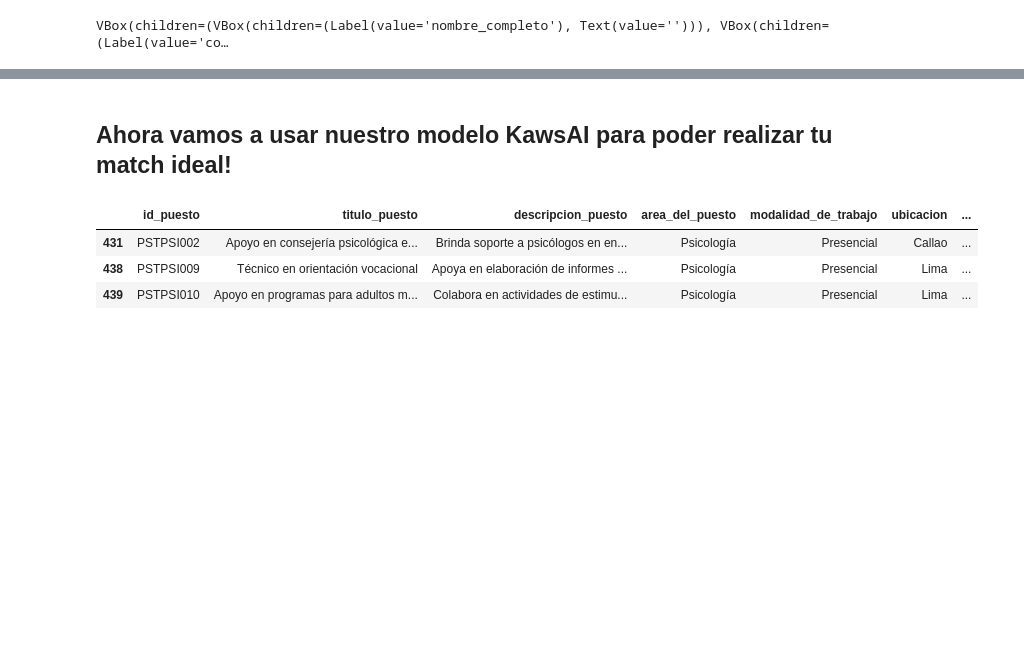
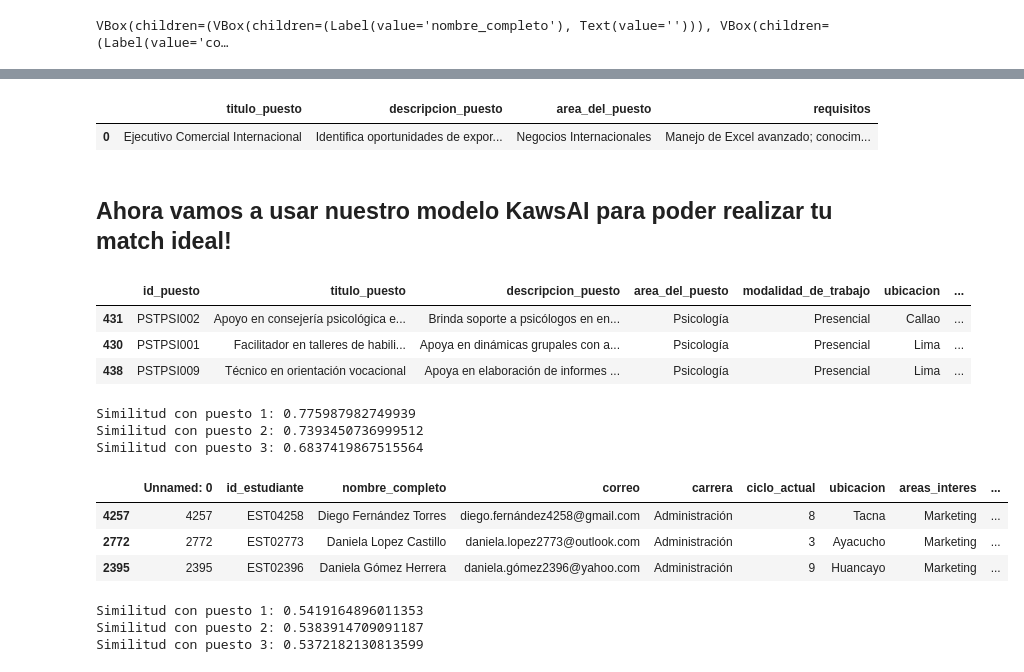
Before and after one commit to DiegoMucha/chambeaya-ai-core, a Jupyter notebook: KawsAI-prueba.ipynb, the cells around one changed output, grey strips where cells are left out. Saved outputs shown, nothing was run; the diff lists cells and outputs as text; code cells hidden in the pictures; blank space fills up the shorter version.

Commit message:
update: Se mejoró el modelo y se añadió la posibilidad de también recomendar indices y distancias

```diff
--- a/KawsAI-prueba.ipynb
+++ b/KawsAI-prueba.ipynb
@@ -83,10 +89,21 @@ VBox(children=(VBox(children=(Label(value='nombre_completo'), Text(value=''))),
 # %%
+puestos = pd.read_csv("datasets/puestos_test.csv")
+estudiantes = pd.read_csv("datasets/estudiantes_test.csv")
 estudiante_guardado = {
     'carrera': "Psicología",
-    'habilidades_destacadas': "Escucha activa, Evaluación psicológica, Redacción de informes, Empatía",
+    'habilidades_destacadas': "Escucha activa, Empatía, Comunicación efectiva, Resolución de conflictos",
     'areas_interes': "Psicología clínica, Psicología educativa, Intervención en crisis",
     'descripcion_personal': "Estudiante de psicología comprometido con el bienestar emocional de las personas, con interés en el desarrollo humano y la intervención psicológica.",
     'experiencia_relevante': "Prácticas en centros de orientación escolar y participación en talleres de salud mental comunitaria",
-    'modalidad': 1,  # 1: Remoto, 2: Presencial, 3: Híbrido (ajustable según tu esquema)
+    'modalidad': 1,  # 1: Remoto, 2: Presencial, 3: Híbrido
     'disponibilidad_semanal': 15
 }
+
+puesto_guardado = {
+    'titulo_puesto': "Ejecutivo Comercial Internacional",
+    'descripcion_puesto': "Identifica oportunidades de exportación, genera cotizaciones, coordina envíos internacionales y da soporte administrativo en ferias y contacto con clientes extranjeros.",
+    'area_del_puesto': "Negocios Internacionales",
+    'requisitos': "Manejo de Excel avanzado; conocimiento de Incoterms; comunicación efectiva"
+}
+estudiante_nuevo = pd.DataFrame([estudiante_guardado])
+puesto_nuevo = pd.DataFrame([puesto_guardado])
@@ -100,2 +115,7 @@ estudiante_nuevo.head()
+# %%
+puesto_nuevo.head()
+# %% [output]
+|  | titulo_puesto | descripcion_puesto | area_del_puesto | requisitos |
+| 0 | Ejecutivo Comercial Internacional | Identifica oportunidades de expor... | Negocios Internacionales | Manejo de Excel avanzado; conocim... |
 # %% [markdown]
 ## Ahora vamos a usar nuestro modelo KawsAI para poder realizar tu match ideal!
@@ -104,16 +122,42 @@ puestos = pd.read_csv("datasets/puestos_test.csv")
 # %%
 preprocesador = Preprocesador()
-puestos_procesados = preprocesador.fit_transform(puestos)
+puestos_procesados = preprocesador.get_embeddings_alloffers(puestos)
+estudiantes_embeddings = preprocesador.get_embeddings_allstudents(estudiantes)
 # %%
-estudiante_procesado = preprocesador.transform_estudiante(estudiante_nuevo)
+estudiante_procesado = preprocesador.get_embedding_student(estudiante_nuevo)
+puesto_procesado = preprocesador.get_embedding_offer(puesto_nuevo)
 # %%
-aimodel = KAM()
-aimodel.train(puestos_procesados)
+aimodel = KawsAIModel()
+distancias_mejores_puestos, indices_mejores_puestos = aimodel.get_best_offers(puestos_procesados, estudiante_procesado)
+puestos.iloc[indices_mejores_puestos]
+# %% [output]
+|  | id_puesto | titulo_puesto | descripcion_puesto | area_del_puesto | modalidad_de_trabajo | ubicacion | ... |
+| 431 | PSTPSI002 | Apoyo en consejería psicológica e... | Brinda soporte a psicólogos en en... | Psicología | Presencial | Callao | ... |
+| 430 | PSTPSI001 | Facilitador en talleres de habili... | Apoya en dinámicas grupales con a... | Psicología | Presencial | Lima | ... |
+| 438 | PSTPSI009 | Técnico en orientación vocacional | Apoya en elaboración de informes ... | Psicología | Presencial | Lima | ... |
-# %%
-distancias, indices = aimodel.get_positions(estudiante_procesado)
-puestos.iloc[indices]
-# %% [output]
-|  | id_puesto | titulo_puesto | descripcion_puesto | area_del_puesto | modalidad_de_trabajo | ubicacion | ... |
-| 431 | PSTPSI002 | Apoyo en consejería psicológica e... | Brinda soporte a psicólogos en en... | Psicología | Presencial | Callao | ... |
-| 438 | PSTPSI009 | Técnico en orientación vocacional | Apoya en elaboración de informes ... | Psicología | Presencial | Lima | ... |
-| 439 | PSTPSI010 | Apoyo en programas para adultos m... | Colabora en actividades de estimu... | Psicología | Presencial | Lima | ... |
+# %%
+i = 1
+for distancia in distancias_mejores_puestos:
+    print(f"Similitud con puesto {i}: {distancia}")
+    i += 1
+# %% [output]
+Similitud con puesto 1: 0.775987982749939
+Similitud con puesto 2: 0.7393450736999512
+Similitud con puesto 3: 0.6837419867515564
+# %%
+distancias_mejores_estudiantes, indices_mejores_estudiantes = aimodel.get_best_students(estudiantes_embeddings, puesto_procesado)
+estudiantes.iloc[indices_mejores_estudiantes]
+# %% [output]
+|  | Unnamed: 0 | id_estudiante | nombre_completo | correo | carrera | ciclo_actual | ubicacion | areas_interes | ... |
+| 4257 | 4257 | EST04258 | Diego Fernández Torres | diego.fernández4258@gmail.com | Administración | 8 | Tacna | Marketing | ... |
+| 2772 | 2772 | EST02773 | Daniela Lopez Castillo | daniela.lopez2773@outlook.com | Administración | 3 | Ayacucho | Marketing | ... |
+| 2395 | 2395 | EST02396 | Daniela Gómez Herrera | daniela.gómez2396@yahoo.com | Administración | 9 | Huancayo | Marketing | ... |
+# %%
+i = 1
+for distancia in distancias_mejores_estudiantes:
+    print(f"Similitud con puesto {i}: {distancia}")
+    i += 1
+# %% [output]
+Similitud con puesto 1: 0.5419164896011353
+Similitud con puesto 2: 0.5383914709091187
+Similitud con puesto 3: 0.5372182130813599
```
Also changed, not shown: parts of 6 cells of this notebook, 2 other files.
